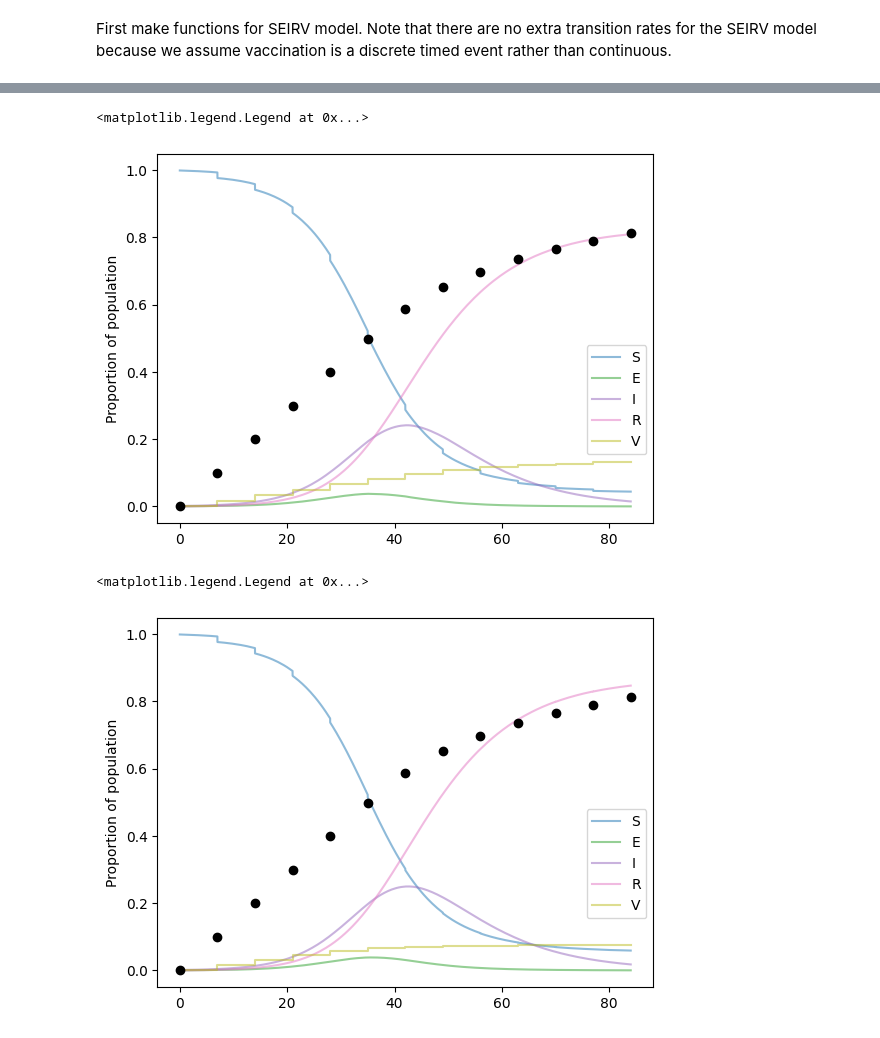
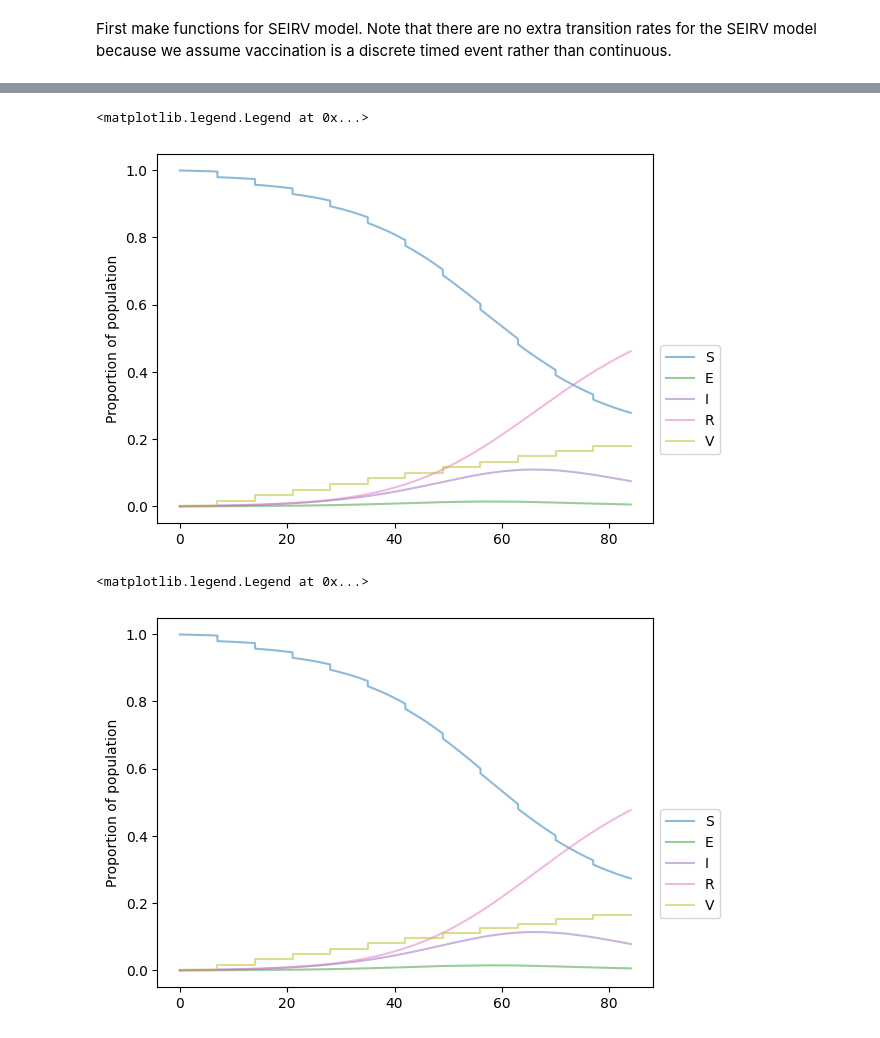
Before and after one commit to JBHilton/covid-19-in-households-public, a Jupyter notebook: examples/uk/vacc_distribution.ipynb, the cells around one changed output, grey strips where cells are left out. Cells and saved outputs as stored; diff of their text form; code cells hidden in the pictures.

Commit message:
Added more detail to vacc dist analysis

```diff
--- a/examples/uk/vacc_distribution.ipynb
+++ b/examples/uk/vacc_distribution.ipynb
@@ -205,7 +205,7 @@ SPEC = {**SINGLE_AGE_SEIRV_SPEC, **SINGLE_AGE_UK_SPEC}
 model_input_to_fit = SEIRVInput(SPEC, composition_list, comp_dist)
 household_population_to_fit = HouseholdPopulation(
     composition_list, comp_dist, model_input_to_fit)
-beta_ext = 3.
+beta_ext = 2.
 model_input = deepcopy(model_input_to_fit)
 model_input.k_ext *= beta_ext
 
@@ -216,11 +216,11 @@ household_population = HouseholdPopulation(
 
 rhs = SEIRVRateEquations(model_input, household_population, NoImportModel(4, 1))
 
-#r_est = estimate_growth_rate(household_population, rhs, [0.001, 5], 1e-9)
+r_est = estimate_growth_rate(household_population, rhs, [0.001, 5], 1e-9)
 
 
-#print('Estimated growth rate is',r_est,'.')
-#print('Estimated doubling time is',log(2) / r_est,'.')
+print('Estimated growth rate is',r_est,'.')
+print('Estimated doubling time is',log(2) / r_est,'.')
 
 H0 = zeros((household_population.total_size),)
 all_sus = where(sum(rhs.states_exp_only + rhs.states_inf_only + rhs.states_rec_only + rhs.states_vacc_only, 1)<1e-1)[0]
@@ -254,8 +257,7 @@ prog_to = zeros(len(from_present), dtype=my_int)
 prog_rate = zeros(len(from_present))
 for k in range(len(from_present)):
     old_state = deepcopy(household_population.states[from_present[k], :])
-    prog_rate[k] = \
-        wkly_uptake
+    prog_rate[k] = wkly_uptake
     new_state = deepcopy(old_state)
     new_state[from_compartment] -= 1
     new_state[to_compartment] += 1
@@ -295,24 +294,24 @@ def simulate_flat_wkly_vacc(no_wks):
     Ht = deepcopy(H0)
     H_all = atleast_2d(deepcopy(H0)).T
     t_all = array(0)
-    doses = array(0)
+    I_flat = array(0)
+    V_flat = array(0)
     for wk in range(no_wks):
         tspan = (wk*7, (wk+1)*7)
         solution = solve_ivp(rhs, tspan, Ht, first_step=0.001, atol=1e-16)
         time = solution.t
         H = solution.y
         Ht = H[:, -1]
+        I_flat = hstack((I_flat, array(Ht.T.dot(household_population.states[:, 3::5]))))
         Ht_v = flat_vacc_map.T.dot(Ht)
-        dV = Ht_v.T.dot(household_population.states[:, 4::5]) - Ht.T.dot(household_population.states[:, 4::5])
-        doses = hstack((doses, array(dV)))
+        V_flat = hstack((V_flat, array(Ht_v.T.dot(household_population.states[:, 4::5]))))
         Ht = Ht_v
         Ht = Ht/sum(Ht)
         H_all = hstack((H_all, H))
         t_all = hstack((t_all, time))
-    doses = cumsum(doses)
-    return(H_all, t_all, doses)
+    return(H_all, t_all, I_flat, V_flat)
 # %%
-H_flat, t_flat, doses_flat = simulate_flat_wkly_vacc(12)
+H_flat, t_flat, I_flat, V_flat = simulate_flat_wkly_vacc(12)
 # %%
 S = H_flat.T.dot(household_population.states[:, ::5])
 E = H_flat.T.dot(household_population.states[:, 1::5])
@@ -322,29 +321,28 @@ V = H_flat.T.dot(household_population.states[:, 4::5])
 # %%
 from matplotlib.cm import get_cmap
 from numpy import cumsum
 
 data_list = [S/model_input.ave_hh_by_class,
     E/model_input.ave_hh_by_class,
     I/model_input.ave_hh_by_class,
     R/model_input.ave_hh_by_class,
     V/model_input.ave_hh_by_class]
 
 lgd=['S','E','I','R', 'V']
 
 fig, (axis) = subplots(1,1, sharex=True)
 
 cmap = get_cmap('tab20')
 alpha = 0.5
 for i in range(len(data_list)):
     axis.plot(
         t_flat, data_list[i], label=lgd[i],
         color=cmap(i/len(data_list)), alpha=alpha)
-axis.plot(arange(0, 13*7, 7), doses_flat, "ko")
 axis.set_ylabel('Proportion of population')
 axis.legend(ncol=1, bbox_to_anchor=(1,0.50))
 # %% [output]
 <matplotlib.legend.Legend at 0x...>
-[figure, old version]
+[figure, new version]
 # %%
 def simulate_hh_wkly_vacc(no_wks):
     Ht = deepcopy(H0)
@@ -391,10 +389,9 @@ for i in range(len(data_list)):
     axis.plot(
         t_hh, data_list[i], label=lgd[i],
         color=cmap(i/len(data_list)), alpha=alpha)
-axis.plot(arange(0, 13*7, 7), doses_flat, "ko")
 axis.set_ylabel('Proportion of population')
 axis.legend(ncol=1, bbox_to_anchor=(1,0.50))
 # %% [output]
 <matplotlib.legend.Legend at 0x...>
-[figure, old version]
+[figure, new version]
 # %%
```
Also changed, not shown: parts of 10 cells of this notebook.
